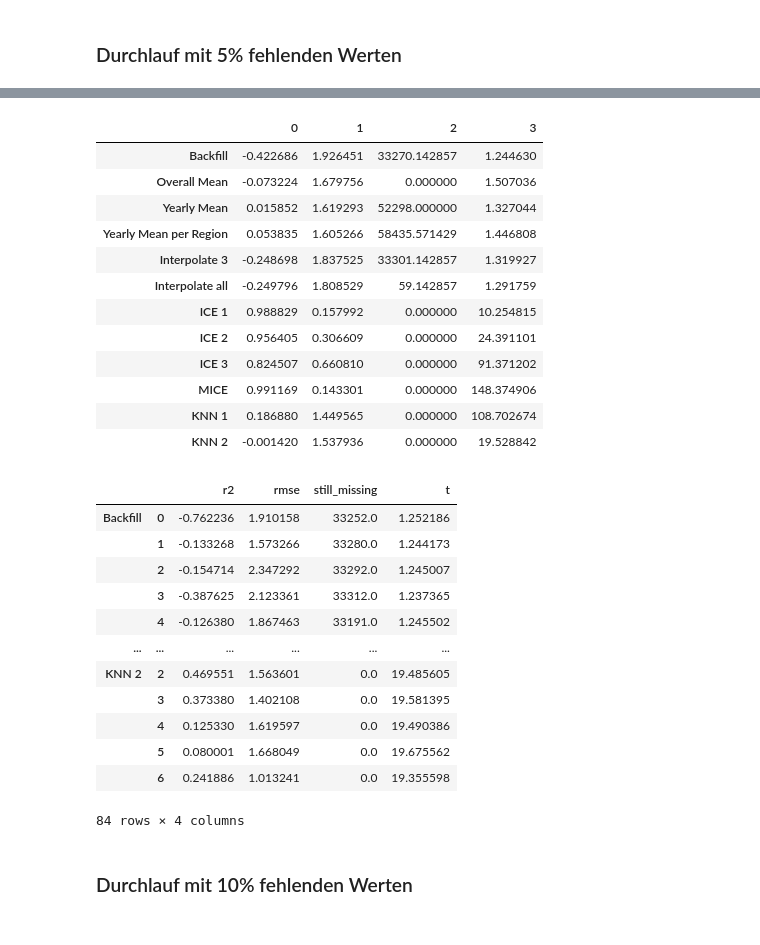
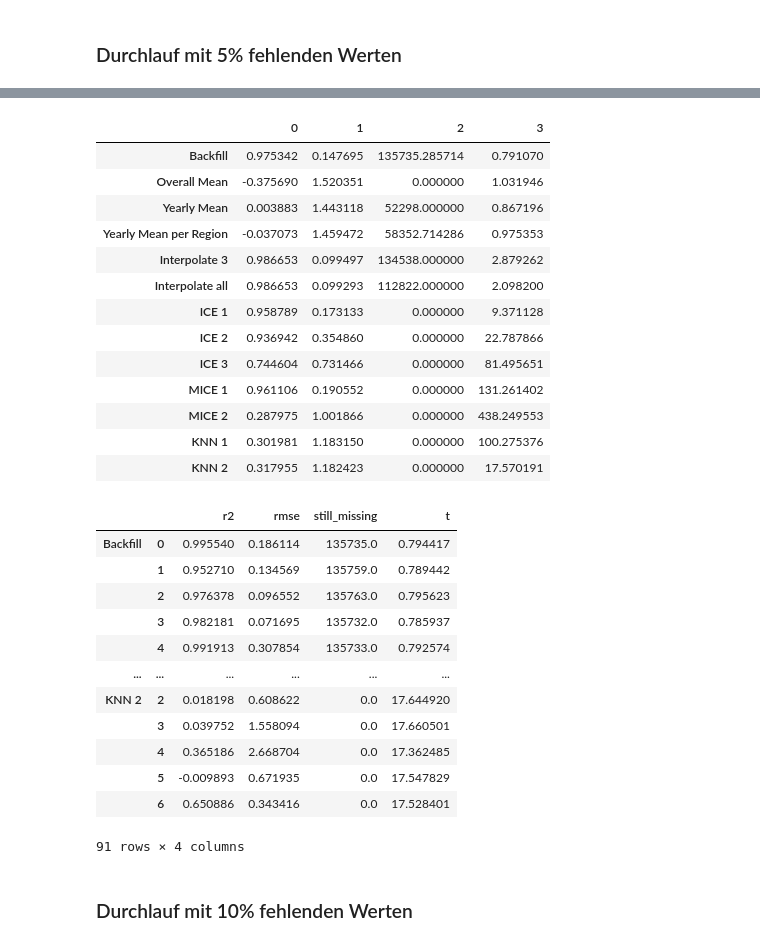
Before and after one commit to MarieFlatow/BA_weltbank, a Jupyter notebook: 05_experimental_setup.ipynb, the cells around one changed output, grey strips where cells are left out. Drawn from its saved outputs; the diff is of its cells as text; code cells hidden in the pictures.

```diff
--- a/05_experimental_setup.ipynb
+++ b/05_experimental_setup.ipynb
@@ -18,7 +18,7 @@ functions =  {'Backfill':impute_backfill, 'Overall Mean':impute_overall_means,
               'Yearly Mean':impute_yearly_means, 'Yearly Mean per Region':impute_yearly_means_per_region,
               'Interpolate 3':interpolate3, 'Interpolate all':interpolate_all,
               'ICE 1':iterative_imputer1, 'ICE 2':iterative_imputer2,
-              'ICE 3':iterative_imputer3, 'MICE':mice_imputer,
+              'ICE 3':iterative_imputer3, 'MICE 1':mice_imputer, 'MICE 2':mice_imputer2,
               'KNN 1':knn_imputer1, 'KNN 2':knn_imputer2
              }
 # %%
@@ -327,40 +327,40 @@ run: 5/7
 ... (3 outputs left out)
 # %%
 r2 = pd.DataFrame(r2).T
-r2.columns = ['r2', 'rmse', 'still_missing', 't']
 r2
 # %% [output]
 |  | 0 | 1 | 2 | 3 |
-| Backfill | -0.422686 | 1.926451 | 33270.142857 | 1.244630 |
-| Overall Mean | -0.073224 | 1.679756 | 0.000000 | 1.507036 |
-| Yearly Mean | 0.015852 | 1.619293 | 52298.000000 | 1.327044 |
-| Yearly Mean per Region | 0.053835 | 1.605266 | 58435.571429 | 1.446808 |
-| Interpolate 3 | -0.248698 | 1.837525 | 33301.142857 | 1.319927 |
-| Interpolate all | -0.249796 | 1.808529 | 59.142857 | 1.291759 |
-| ICE 1 | 0.988829 | 0.157992 | 0.000000 | 10.254815 |
-| ICE 2 | 0.956405 | 0.306609 | 0.000000 | 24.391101 |
-| ICE 3 | 0.824507 | 0.660810 | 0.000000 | 91.371202 |
-| MICE | 0.991169 | 0.143301 | 0.000000 | 148.374906 |
-| KNN 1 | 0.186880 | 1.449565 | 0.000000 | 108.702674 |
-| KNN 2 | -0.001420 | 1.537936 | 0.000000 | 19.528842 |
+| Backfill | 0.975342 | 0.147695 | 135735.285714 | 0.791070 |
+| Overall Mean | -0.375690 | 1.520351 | 0.000000 | 1.031946 |
+| Yearly Mean | 0.003883 | 1.443118 | 52298.000000 | 0.867196 |
+| Yearly Mean per Region | -0.037073 | 1.459472 | 58352.714286 | 0.975353 |
+| Interpolate 3 | 0.986653 | 0.099497 | 134538.000000 | 2.879262 |
+| Interpolate all | 0.986653 | 0.099293 | 112822.000000 | 2.098200 |
+| ICE 1 | 0.958789 | 0.173133 | 0.000000 | 9.371128 |
+| ICE 2 | 0.936942 | 0.354860 | 0.000000 | 22.787866 |
+| ICE 3 | 0.744604 | 0.731466 | 0.000000 | 81.495651 |
+| MICE 1 | 0.961106 | 0.190552 | 0.000000 | 131.261402 |
+| MICE 2 | 0.287975 | 1.001866 | 0.000000 | 438.249553 |
+| KNN 1 | 0.301981 | 1.183150 | 0.000000 | 100.275376 |
+| KNN 2 | 0.317955 | 1.182423 | 0.000000 | 17.570191 |
 # %%
 r2_detail = pd.DataFrame(pd.DataFrame(r2_detail).T.stack().to_dict()).T
 r2_detail.columns = ['r2', 'rmse', 'still_missing', 't']
 r2_detail
 # %% [output]
 |  |  | r2 | rmse | still_missing | t |
-| Backfill | 0 | -0.762236 | 1.910158 | 33252.0 | 1.252186 |
-|  | 1 | -0.133268 | 1.573266 | 33280.0 | 1.244173 |
-|  | 2 | -0.154714 | 2.347292 | 33292.0 | 1.245007 |
-|  | 3 | -0.387625 | 2.123361 | 33312.0 | 1.237365 |
-|  | 4 | -0.126380 | 1.867463 | 33191.0 | 1.245502 |
+| Backfill | 0 | 0.995540 | 0.186114 | 135735.0 | 0.794417 |
+|  | 1 | 0.952710 | 0.134569 | 135759.0 | 0.789442 |
+|  | 2 | 0.976378 | 0.096552 | 135763.0 | 0.795623 |
+|  | 3 | 0.982181 | 0.071695 | 135732.0 | 0.785937 |
+|  | 4 | 0.991913 | 0.307854 | 135733.0 | 0.792574 |
 | ... | ... | ... | ... | ... | ... |
-| KNN 2 | 2 | 0.469551 | 1.563601 | 0.0 | 19.485605 |
-|  | 3 | 0.373380 | 1.402108 | 0.0 | 19.581395 |
-|  | 4 | 0.125330 | 1.619597 | 0.0 | 19.490386 |
-|  | 5 | 0.080001 | 1.668049 | 0.0 | 19.675562 |
-|  | 6 | 0.241886 | 1.013241 | 0.0 | 19.355598 |
+| KNN 2 | 2 | 0.018198 | 0.608622 | 0.0 | 17.644920 |
+|  | 3 | 0.039752 | 1.558094 | 0.0 | 17.660501 |
+|  | 4 | 0.365186 | 2.668704 | 0.0 | 17.362485 |
+|  | 5 | -0.009893 | 0.671935 | 0.0 | 17.547829 |
+|  | 6 | 0.650886 | 0.343416 | 0.0 | 17.528401 |
-84 rows × 4 columns
+91 rows × 4 columns
 # %% [markdown]
 ### Durchlauf mit 10% fehlenden Werten
 # %%
```
Also changed, not shown: parts of 12 cells of this notebook, 8 other files.
